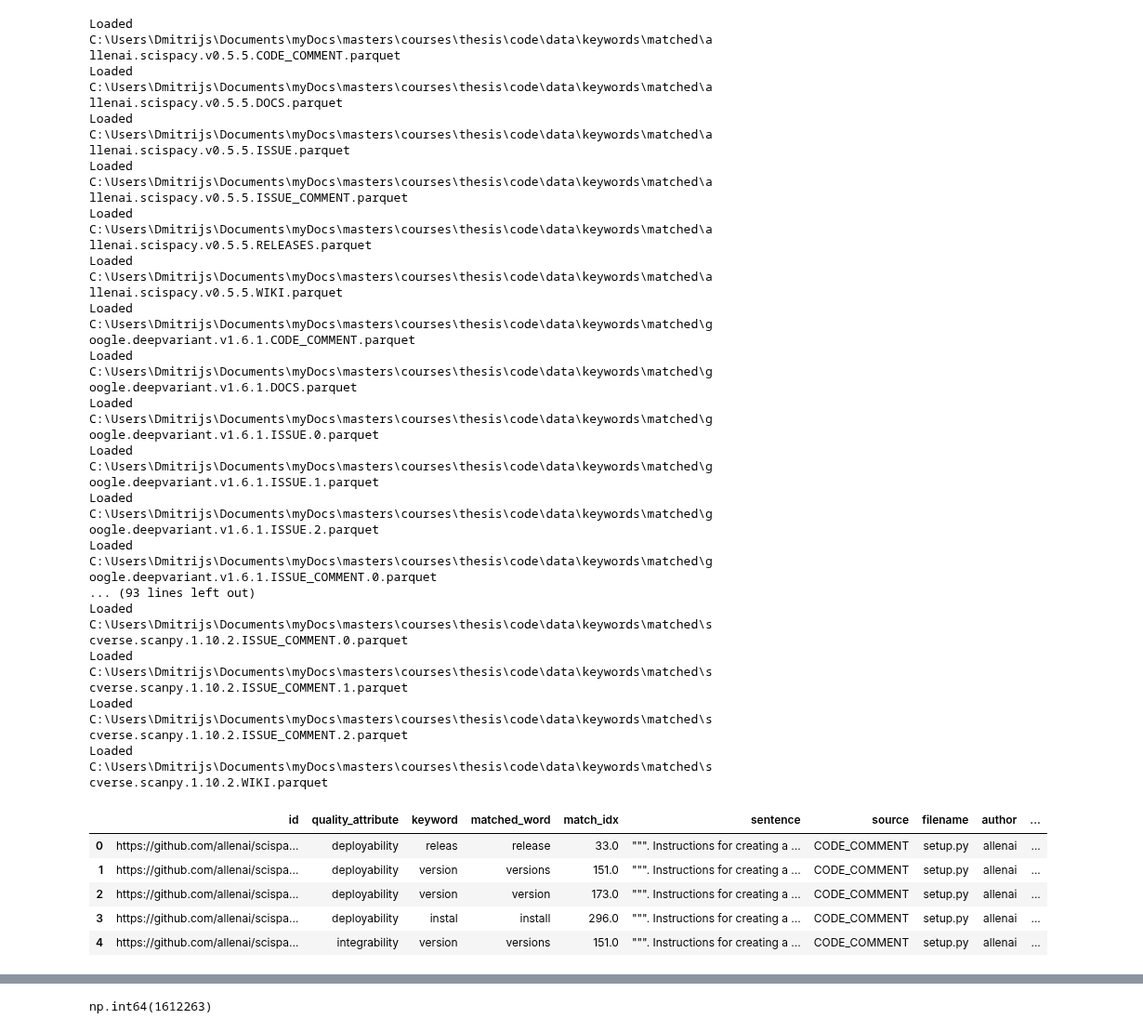
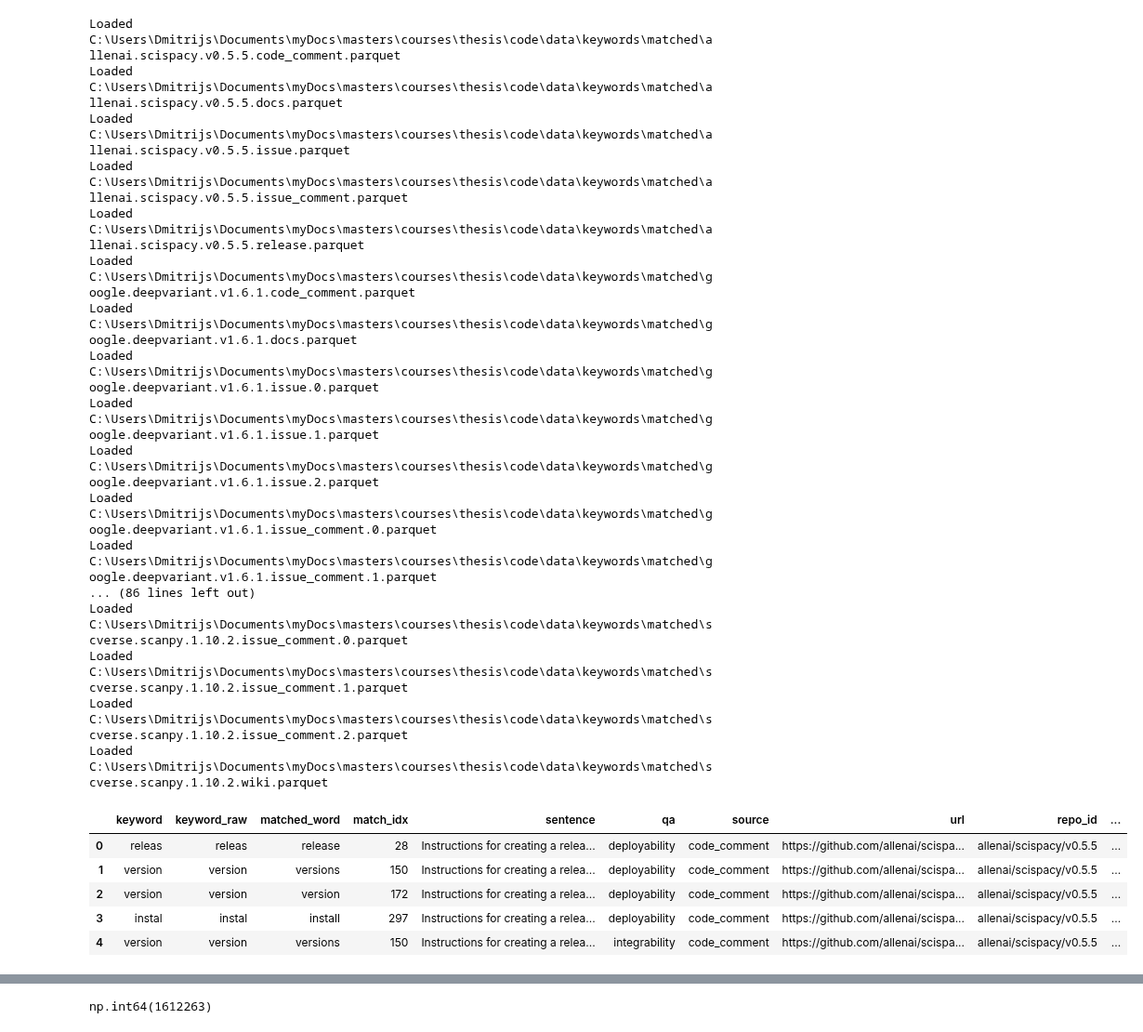
Before and after one commit to dmitrijs-voronovs/scientific-software-architecture-analysis, a Jupyter notebook: processing_pipeline/keyword_matching/keyword_matching_analysis.ipynb, the cells around one changed output, grey strips where cells are left out. Shown at 93% size. Drawn from its saved outputs; the diff is of its cells as text; code cells hidden in the pictures.

```diff
--- a/processing_pipeline/keyword_matching/keyword_matching_analysis.ipynb
+++ b/processing_pipeline/keyword_matching/keyword_matching_analysis.ipynb
@@ -9,32 +9,32 @@ def load_all_files(dir):
     for file_path in dir.glob("*.parquet"):
         try:
             file = pd.read_parquet(file_path)
-            file['fname'] = file_path
+            # file['fname'] = file_path
             dfs.append(file)
             print(f"Loaded {file_path}")
         except:
             print(f"Error while loading {file_path}")
 
-    df2 = pd.concat(dfs)
-    return df2
+    df = pd.concat(dfs)
+    return df
 
 
-df2 = load_all_files(file_dir)
+df = load_all_files(file_dir)
 # %% [output]
-Loaded C:\Users\Dmitrijs\Documents\myDocs\masters\courses\thesis\code\data\keywords\matched\allenai.scispacy.v0.5.5.CODE_COMMENT.parquet
-Loaded C:\Users\Dmitrijs\Documents\myDocs\masters\courses\thesis\code\data\keywords\matched\allenai.scispacy.v0.5.5.DOCS.parquet
-Loaded C:\Users\Dmitrijs\Documents\myDocs\masters\courses\thesis\code\data\keywords\matched\allenai.scispacy.v0.5.5.ISSUE.parquet
-Loaded C:\Users\Dmitrijs\Documents\myDocs\masters\courses\thesis\code\data\keywords\matched\allenai.scispacy.v0.5.5.ISSUE_COMMENT.parquet
-Loaded C:\Users\Dmitrijs\Documents\myDocs\masters\courses\thesis\code\data\keywords\matched\allenai.scispacy.v0.5.5.RELEASES.parquet
-Loaded C:\Users\Dmitrijs\Documents\myDocs\masters\courses\thesis\code\data\keywords\matched\allenai.scispacy.v0.5.5.WIKI.parquet
-Loaded C:\Users\Dmitrijs\Documents\myDocs\masters\courses\thesis\code\data\keywords\matched\google.deepvariant.v1.6.1.CODE_COMMENT.parquet
-Loaded C:\Users\Dmitrijs\Documents\myDocs\masters\courses\thesis\code\data\keywords\matched\google.deepvariant.v1.6.1.DOCS.parquet
-Loaded C:\Users\Dmitrijs\Documents\myDocs\masters\courses\thesis\code\data\keywords\matched\google.deepvariant.v1.6.1.ISSUE.0.parquet
-Loaded C:\Users\Dmitrijs\Documents\myDocs\masters\courses\thesis\code\data\keywords\matched\google.deepvariant.v1.6.1.ISSUE.1.parquet
-Loaded C:\Users\Dmitrijs\Documents\myDocs\masters\courses\thesis\code\data\keywords\matched\google.deepvariant.v1.6.1.ISSUE.2.parquet
-Loaded C:\Users\Dmitrijs\Documents\myDocs\masters\courses\thesis\code\data\keywords\matched\google.deepvariant.v1.6.1.ISSUE_COMMENT.0.parquet
-... (93 lines left out)
-Loaded C:\Users\Dmitrijs\Documents\myDocs\masters\courses\thesis\code\data\keywords\matched\scverse.scanpy.1.10.2.ISSUE_COMMENT.0.parquet
-Loaded C:\Users\Dmitrijs\Documents\myDocs\masters\courses\thesis\code\data\keywords\matched\scverse.scanpy.1.10.2.ISSUE_COMMENT.1.parquet
-Loaded C:\Users\Dmitrijs\Documents\myDocs\masters\courses\thesis\code\data\keywords\matched\scverse.scanpy.1.10.2.ISSUE_COMMENT.2.parquet
-Loaded C:\Users\Dmitrijs\Documents\myDocs\masters\courses\thesis\code\data\keywords\matched\scverse.scanpy.1.10.2.WIKI.parquet
+Loaded C:\Users\Dmitrijs\Documents\myDocs\masters\courses\thesis\code\data\keywords\matched\allenai.scispacy.v0.5.5.code_comment.parquet
+Loaded C:\Users\Dmitrijs\Documents\myDocs\masters\courses\thesis\code\data\keywords\matched\allenai.scispacy.v0.5.5.docs.parquet
+Loaded C:\Users\Dmitrijs\Documents\myDocs\masters\courses\thesis\code\data\keywords\matched\allenai.scispacy.v0.5.5.issue.parquet
+Loaded C:\Users\Dmitrijs\Documents\myDocs\masters\courses\thesis\code\data\keywords\matched\allenai.scispacy.v0.5.5.issue_comment.parquet
+Loaded C:\Users\Dmitrijs\Documents\myDocs\masters\courses\thesis\code\data\keywords\matched\allenai.scispacy.v0.5.5.release.parquet
+Loaded C:\Users\Dmitrijs\Documents\myDocs\masters\courses\thesis\code\data\keywords\matched\google.deepvariant.v1.6.1.code_comment.parquet
+Loaded C:\Users\Dmitrijs\Documents\myDocs\masters\courses\thesis\code\data\keywords\matched\google.deepvariant.v1.6.1.docs.parquet
+Loaded C:\Users\Dmitrijs\Documents\myDocs\masters\courses\thesis\code\data\keywords\matched\google.deepvariant.v1.6.1.issue.0.parquet
+Loaded C:\Users\Dmitrijs\Documents\myDocs\masters\courses\thesis\code\data\keywords\matched\google.deepvariant.v1.6.1.issue.1.parquet
+Loaded C:\Users\Dmitrijs\Documents\myDocs\masters\courses\thesis\code\data\keywords\matched\google.deepvariant.v1.6.1.issue.2.parquet
+Loaded C:\Users\Dmitrijs\Documents\myDocs\masters\courses\thesis\code\data\keywords\matched\google.deepvariant.v1.6.1.issue_comment.0.parquet
+Loaded C:\Users\Dmitrijs\Documents\myDocs\masters\courses\thesis\code\data\keywords\matched\google.deepvariant.v1.6.1.issue_comment.1.parquet
+... (86 lines left out)
+Loaded C:\Users\Dmitrijs\Documents\myDocs\masters\courses\thesis\code\data\keywords\matched\scverse.scanpy.1.10.2.issue_comment.0.parquet
+Loaded C:\Users\Dmitrijs\Documents\myDocs\masters\courses\thesis\code\data\keywords\matched\scverse.scanpy.1.10.2.issue_comment.1.parquet
+Loaded C:\Users\Dmitrijs\Documents\myDocs\masters\courses\thesis\code\data\keywords\matched\scverse.scanpy.1.10.2.issue_comment.2.parquet
+Loaded C:\Users\Dmitrijs\Documents\myDocs\masters\courses\thesis\code\data\keywords\matched\scverse.scanpy.1.10.2.wiki.parquet
@@ -44,9 +51,9 @@ Loaded C:\Users\Dmitrijs\Documents\myDocs\masters\courses\thesis\code\data\keywo
 # %%
-df2.head()
+df.head()
 # %% [output]
-|  | id | quality_attribute | keyword | matched_word | match_idx | sentence | source | filename | author | ... |
-| 0 | https://github.com/allenai/scispa... | deployability | releas | release | 33.0 | """. Instructions for creating a ... | CODE_COMMENT | setup.py | allenai | ... |
-| 1 | https://github.com/allenai/scispa... | deployability | version | versions | 151.0 | """. Instructions for creating a ... | CODE_COMMENT | setup.py | allenai | ... |
-| 2 | https://github.com/allenai/scispa... | deployability | version | version | 173.0 | """. Instructions for creating a ... | CODE_COMMENT | setup.py | allenai | ... |
-| 3 | https://github.com/allenai/scispa... | deployability | instal | install | 296.0 | """. Instructions for creating a ... | CODE_COMMENT | setup.py | allenai | ... |
-| 4 | https://github.com/allenai/scispa... | integrability | version | versions | 151.0 | """. Instructions for creating a ... | CODE_COMMENT | setup.py | allenai | ... |
+|  | keyword | keyword_raw | matched_word | match_idx | sentence | qa | source | url | repo_id | ... |
+| 0 | releas | releas | release | 28 | Instructions for creating a relea... | deployability | code_comment | https://github.com/allenai/scispa... | allenai/scispacy/v0.5.5 | ... |
+| 1 | version | version | versions | 150 | Instructions for creating a relea... | deployability | code_comment | https://github.com/allenai/scispa... | allenai/scispacy/v0.5.5 | ... |
+| 2 | version | version | version | 172 | Instructions for creating a relea... | deployability | code_comment | https://github.com/allenai/scispa... | allenai/scispacy/v0.5.5 | ... |
+| 3 | instal | instal | install | 297 | Instructions for creating a relea... | deployability | code_comment | https://github.com/allenai/scispa... | allenai/scispacy/v0.5.5 | ... |
+| 4 | version | version | versions | 150 | Instructions for creating a relea... | integrability | code_comment | https://github.com/allenai/scispa... | allenai/scispacy/v0.5.5 | ... |
```
Also changed, not shown: parts of 42 cells of this notebook, 6 other files.
